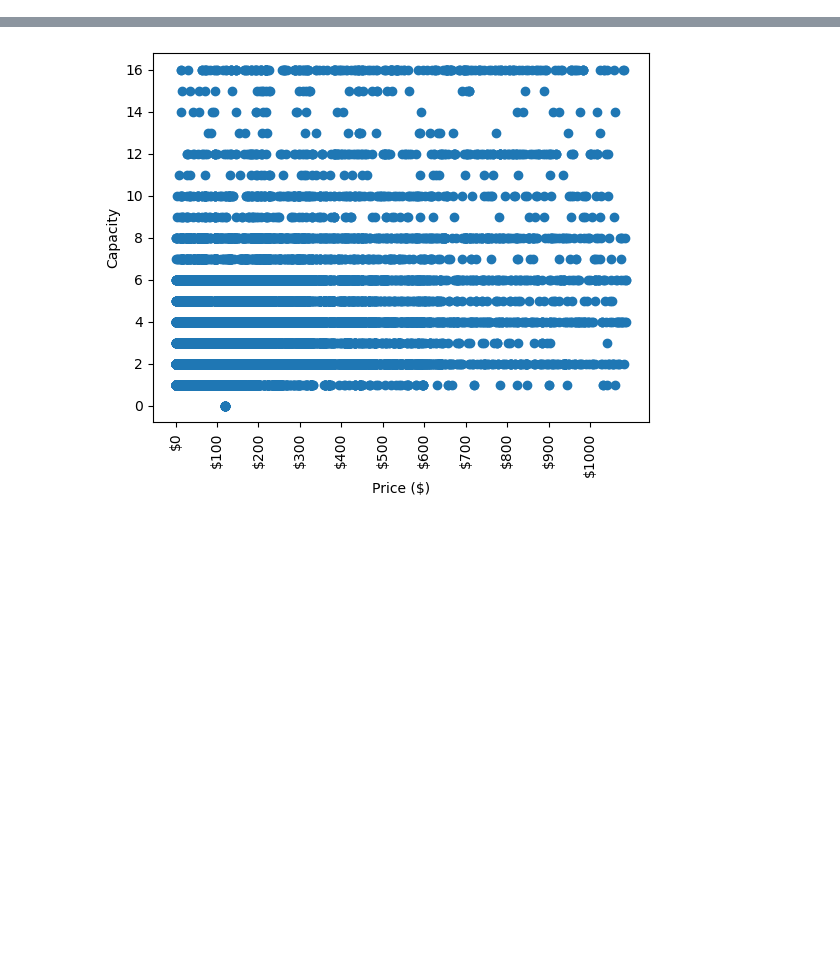
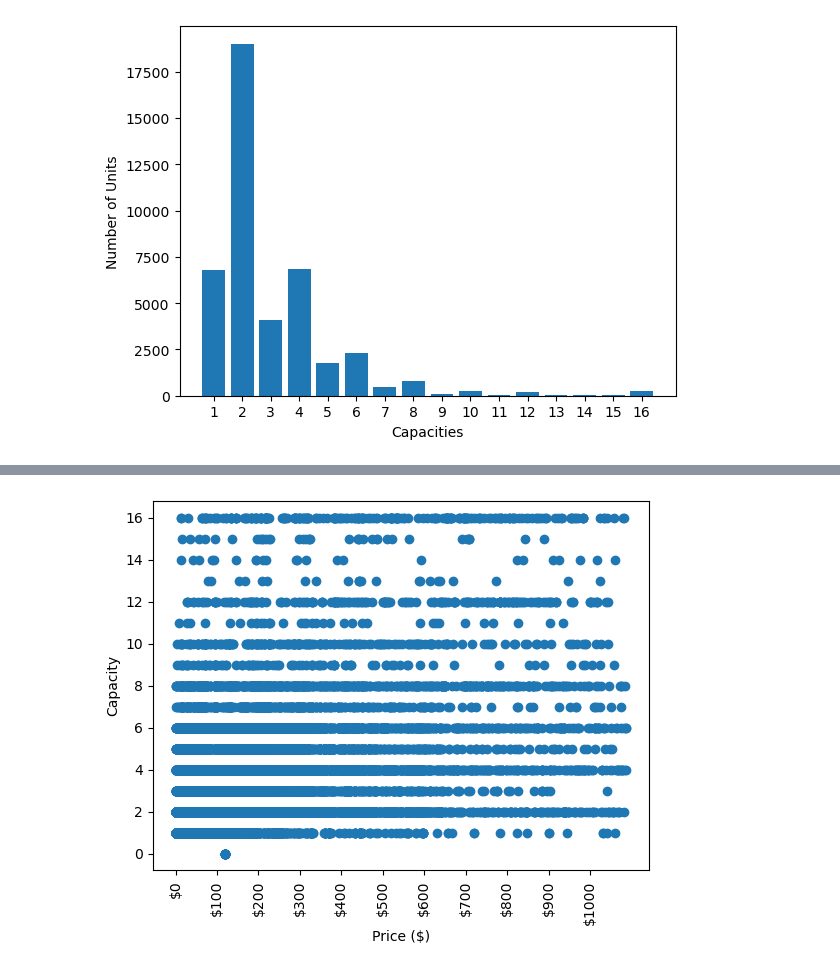
Before and after one commit to jdaiutolo7/Project-1, a Jupyter notebook: project1_michael.ipynb, the cells around one changed output, grey strips where cells are left out. Drawn from its saved outputs; the diff is of its cells as text; code cells hidden in the pictures; blank space fills up the shorter version.

```diff
--- a/project1_michael.ipynb
+++ b/project1_michael.ipynb
@@ -58 +68,19 @@ size_df
 42931 rows × 13 columns
+# %%
+# Bar Graph showing Capacity of AirBnBs vs. Number of Units
+#size_df["Capacity"].value_counts().plot(kind="bar")
+cap_counts_df = size_df[size_df["Capacity"] > 0]
+cap_counts = cap_counts_df["Capacity"].value_counts()
+cap_list = cap_counts.index.tolist()
+plt.bar(cap_list, cap_counts)
+plt.xlabel("Capacities")
+plt.ylabel("Number of Units")
+plt.xticks([1, 2, 3, 4, 5, 6, 7, 8, 9, 10, 11, 12, 13, 14, 15, 16],
+           ["1", "2", "3", "4", "5", "6", "7", "8", "9", "10", "11", "12", "13", "14", "15", "16"])
+
+# Save the figure
+plt.savefig("output_data/AllCapacitiesBar.png")
+
+plt.show()
+# %% [output]
+[figure, added]
```
Also changed, not shown: parts of 40 cells of this notebook, 20 other files.
